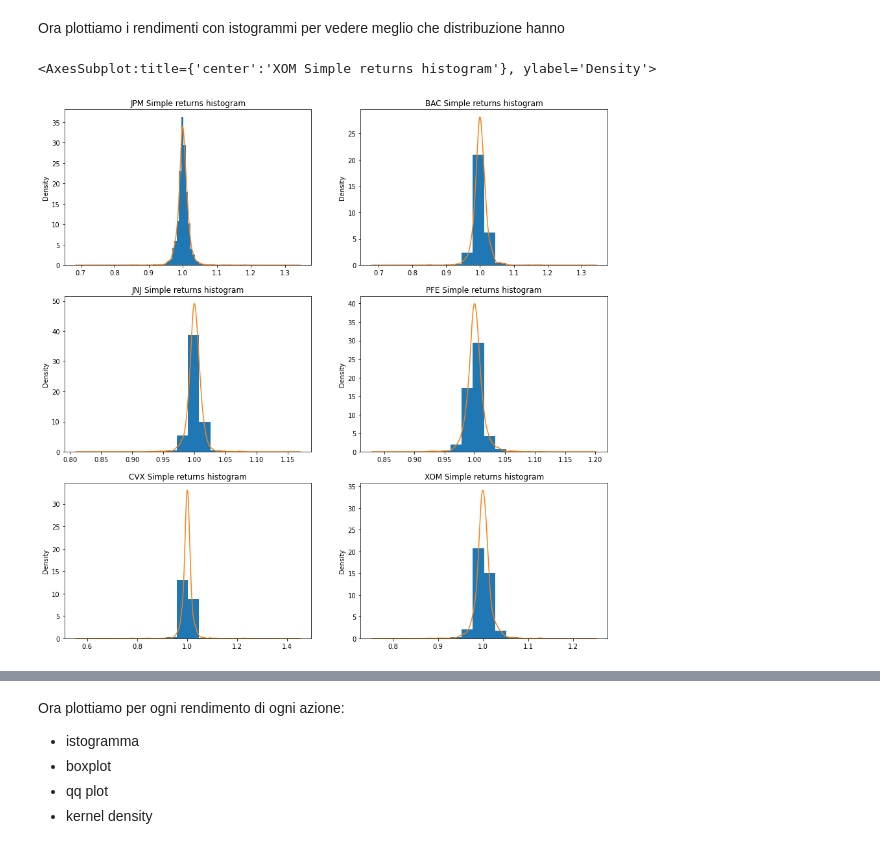
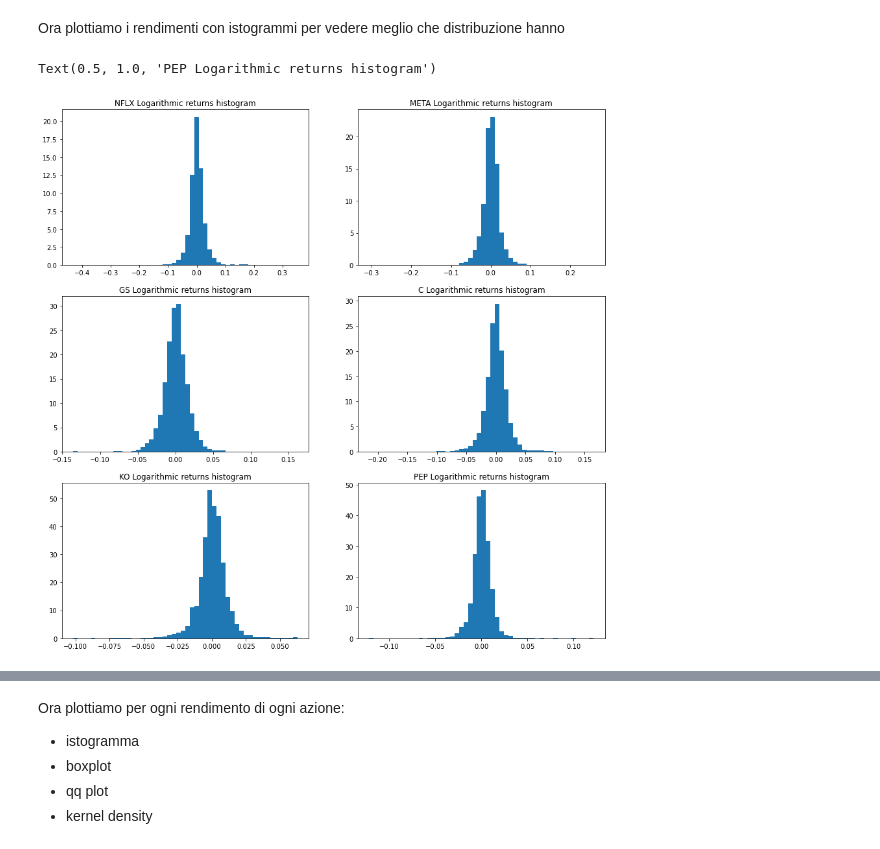
Before and after one commit to michelebanfi/business-intelligence, a Jupyter notebook: BanfiMichele869294.ipynb, the cells around one changed output, grey strips where cells are left out. Saved outputs shown, nothing was run; the diff lists cells and outputs as text; code cells hidden in the pictures.

```diff
--- a/BanfiMichele869294.ipynb
+++ b/BanfiMichele869294.ipynb
@@ -35,17 +35,17 @@ Scarichiamo i dati dei titoli selezionati, compresi tra le seguenti date: 30.11.
 start = "2012-11-30"
 end = "2022-11-30"
 
+#Tech
+NFLX = yf.download("NFLX", start, end)
+META = yf.download("META", start, end)
+
 #Financials
-JPM = yf.download("JPM", start, end)
-BAC = yf.download("BAC", start, end)
+GS = yf.download("GS", start, end)
+C = yf.download("C", start, end)
 
-#Healtcare
-JNJ = yf.download("JNJ", start, end)
-PFE = yf.download("PFE", start, end)
-
-#Energy
-CVX = yf.download("CVX", start, end)
-XOM = yf.download("XOM", start, end)
+#Consumers
+KO = yf.download("KO", start, end)
+PEP = yf.download("PEP", start, end)
 # %% [output]
 [*********************100%***********************]  1 of 1 completed
 [*********************100%***********************]  1 of 1 completed
@@ -267,32 +266,31 @@ array([<AxesSubplot:xlabel='Date'>, <AxesSubplot:xlabel='Date'>,
 # %% [markdown]
 Ora plottiamo i rendimenti con istogrammi per vedere meglio che distribuzione hanno
 # %%
-#Rendimenti semplici
+#Rendimenti logaritmici
 plt.figure(figsize=(15, 15))
 plt.subplot(321)
-plt.hist(rsJPM, density=True, bins=50)
-plt.title('JPM Simple returns histogram')
-rsJPM.plot.density()
+plt.hist(rlNFLX, density=True, bins=50)
+plt.title('NFLX Logarithmic returns histogram')
+
 plt.subplot(322)
-plt.hist(rsBAC, density=True)
-plt.title('BAC Simple returns histogram')
-rsBAC.plot.density()
+plt.hist(rlMETA, density=True, bins=50)
+plt.title('META Logarithmic returns histogram')
+
 plt.subplot(323)
-plt.hist(rsJNJ, density=True)
-plt.title('JNJ Simple returns histogram')
-rsJNJ.plot.density()
+plt.hist(rlGS, density=True, bins=50)
+plt.title('GS Logarithmic returns histogram')
+
 plt.subplot(324)
-plt.hist(rsPFE, density=True)
-plt.title('PFE Simple returns histogram')
-rsPFE.plot.density()
+plt.hist(rlC, density=True, bins=50)
+plt.title('C Logarithmic returns histogram')
+
 plt.subplot(325)
-plt.hist(rsCVX, density=True)
-plt.title('CVX Simple returns histogram')
-rsCVX.plot.density()
+plt.hist(rlKO, density=True, bins=50)
+plt.title('KO Logarithmic returns histogram')
+
 plt.subplot(326)
-plt.hist(rsXOM, density=True)
-plt.title('XOM Simple returns histogram')
-rsXOM.plot.density()
+plt.hist(rlPEP, density=True, bins=50)
+plt.title('PEP Logarithmic returns histogram')
 # %% [output]
-<AxesSubplot:title={'center':'XOM Simple returns histogram'}, ylabel='Density'>
+Text(0.5, 1.0, 'PEP Logarithmic returns histogram')
-[figure, old version]
+[figure, new version]
```
Also changed, not shown: parts of 18 cells of this notebook, 8 other files.
